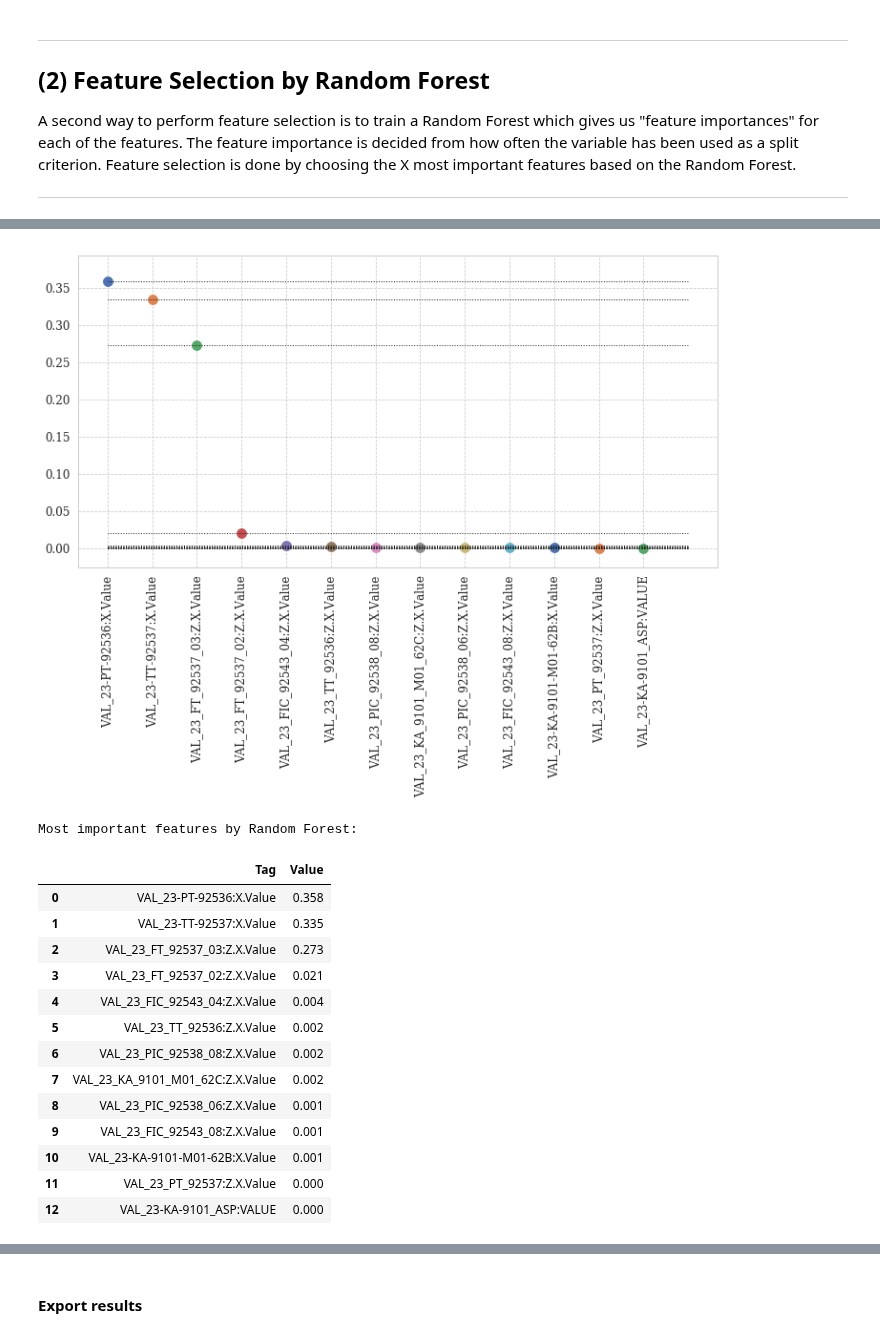
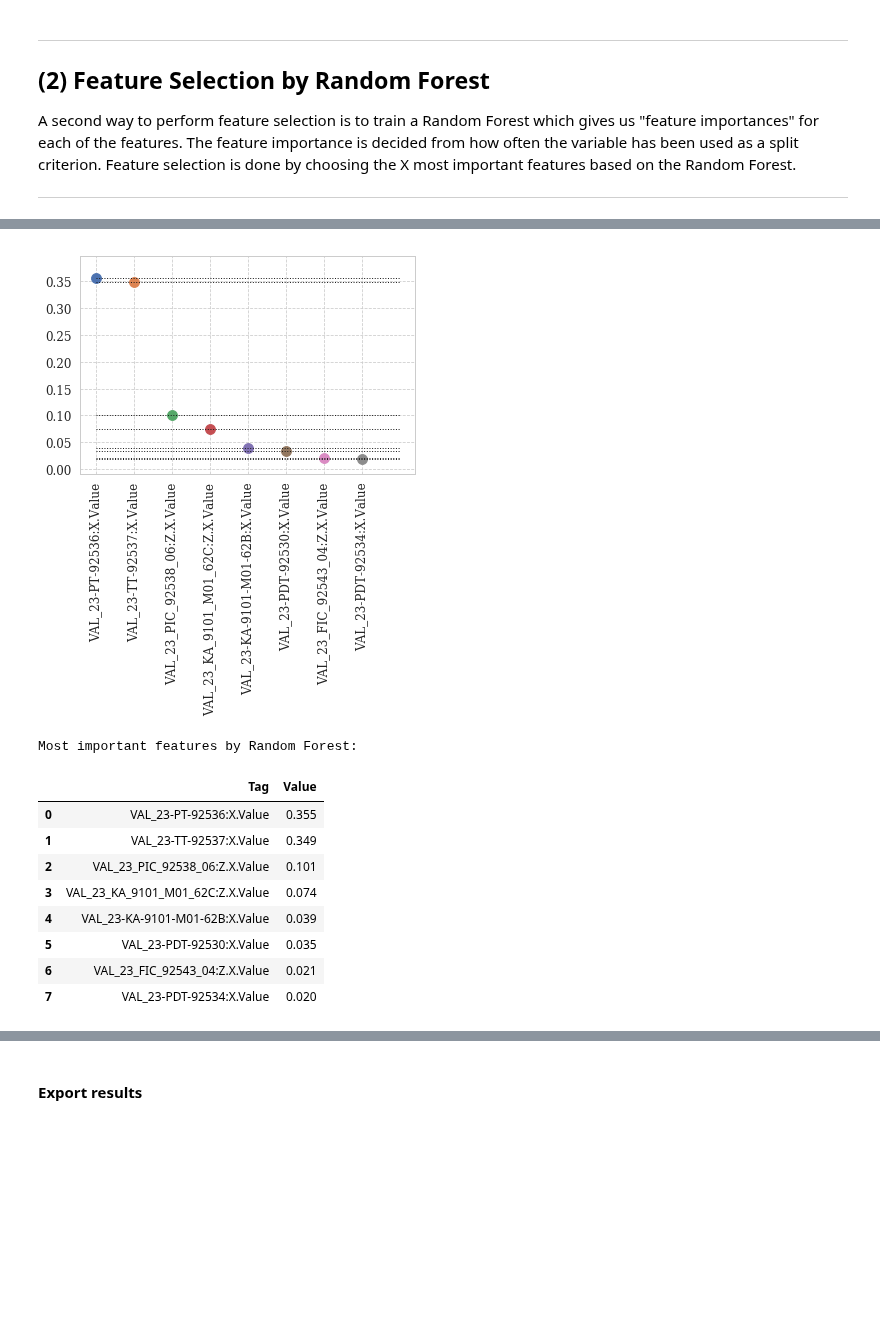
Before and after one commit to hreiten/master-thesis, a Jupyter notebook: src/preprocessing/feature-selection.ipynb, the cells around one changed output, grey strips where cells are left out. Drawn from its saved outputs; the diff is of its cells as text; code cells hidden in the pictures; blank space fills up the shorter version.

```diff
--- a/src/preprocessing/feature-selection.ipynb
+++ b/src/preprocessing/feature-selection.ipynb
@@ -57,7 +64,7 @@ data_train = np.load(ROOT_PATH + "data/scaled/data_scaled_train.npy")
 data_valid = np.load(ROOT_PATH + "data/scaled/data_scaled_valid.npy")
 data_test = np.load(ROOT_PATH + "data/scaled/data_scaled_test.npy")
 
-headers = pd.read_csv(ROOT_PATH+"data/metadata/tags_all_chosen.csv",
+headers = pd.read_csv(ROOT_PATH+"data/metadata/headers.csv",
                       sep=";", keep_default_na=False, header=None).values[:,0]
 target_tags = pd.read_csv(ROOT_PATH+"data/metadata/tags_targets.csv",
                           sep=";", keep_default_na=False, header=None).values[:,0]
@@ -457,37 +468,32 @@ Average Imp. > 0:         0.03703703703703707
 # %%
 headers_imp = list(zip(headers[3:],rf.feature_importances_))
 headers_imp_sorted = sorted(headers_imp, key=lambda tag: tag[1], reverse=True)
-headers_imp_filtered = list(filter(lambda elem: elem[1] > 1e-4, headers_imp_sorted))
+headers_imp_filtered = list(filter(lambda elem: elem[1] > 5e-3, headers_imp_sorted))
 
 plt.figure()
 for i in range(len(headers_imp_filtered)):
     tag, val = headers_imp_filtered[i]
     #plt.bar(x=i,height=val,label=tag)
     plt.scatter(x=i, y=val, label=tag, s=100)
     plt.hlines(y=val,xmin=0,xmax=len(headers_imp_filtered), linestyle="dotted", lw=1.0)
 
 xticks = [tup[0] for tup in headers_imp_filtered]
 plt.xticks(range(len(xticks)), xticks, rotation=90)
 plt.show()
 
 print("Most important features by Random Forest:")
 rf_df = pd.DataFrame({"Tag":   [tup[0] for tup in headers_imp_filtered],
               "Value": [round(tup[1],3) for tup in headers_imp_filtered]})
 rf_df
 # %% [output]
-[figure, old version]
+[figure, new version]
 Most important features by Random Forest:
 |  | Tag | Value |
-| 0 | VAL_23-PT-92536:X.Value | 0.358 |
-| 1 | VAL_23-TT-92537:X.Value | 0.335 |
-| 2 | VAL_23_FT_92537_03:Z.X.Value | 0.273 |
-| 3 | VAL_23_FT_92537_02:Z.X.Value | 0.021 |
-| 4 | VAL_23_FIC_92543_04:Z.X.Value | 0.004 |
-| 5 | VAL_23_TT_92536:Z.X.Value | 0.002 |
-| 6 | VAL_23_PIC_92538_08:Z.X.Value | 0.002 |
-| 7 | VAL_23_KA_9101_M01_62C:Z.X.Value | 0.002 |
-| 8 | VAL_23_PIC_92538_06:Z.X.Value | 0.001 |
-| 9 | VAL_23_FIC_92543_08:Z.X.Value | 0.001 |
-| 10 | VAL_23-KA-9101-M01-62B:X.Value | 0.001 |
-| 11 | VAL_23_PT_92537:Z.X.Value | 0.000 |
-| 12 | VAL_23-KA-9101_ASP:VALUE | 0.000 |
+| 0 | VAL_23-PT-92536:X.Value | 0.355 |
+| 1 | VAL_23-TT-92537:X.Value | 0.349 |
+| 2 | VAL_23_PIC_92538_06:Z.X.Value | 0.101 |
+| 3 | VAL_23_KA_9101_M01_62C:Z.X.Value | 0.074 |
+| 4 | VAL_23-KA-9101-M01-62B:X.Value | 0.039 |
+| 5 | VAL_23-PDT-92530:X.Value | 0.035 |
+| 6 | VAL_23_FIC_92543_04:Z.X.Value | 0.021 |
+| 7 | VAL_23-PDT-92534:X.Value | 0.020 |
```
Also changed, not shown: parts of 23 cells of this notebook, 36 other files.
